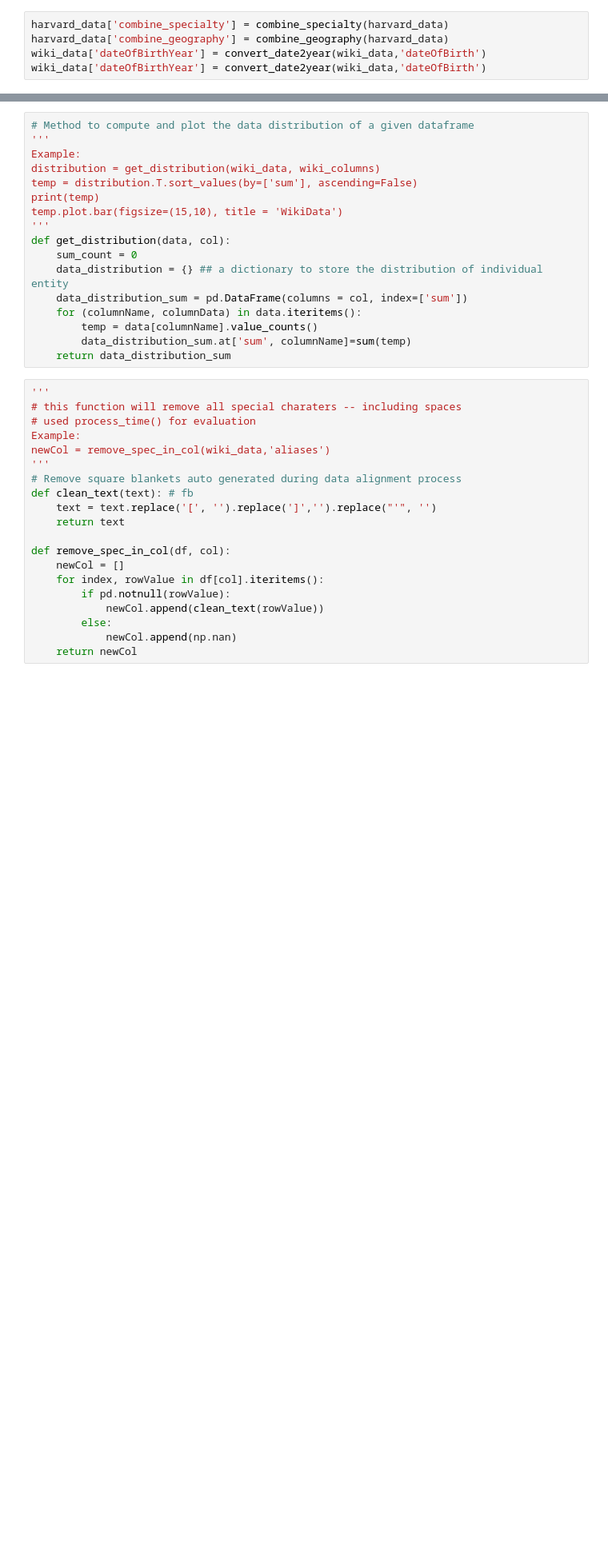
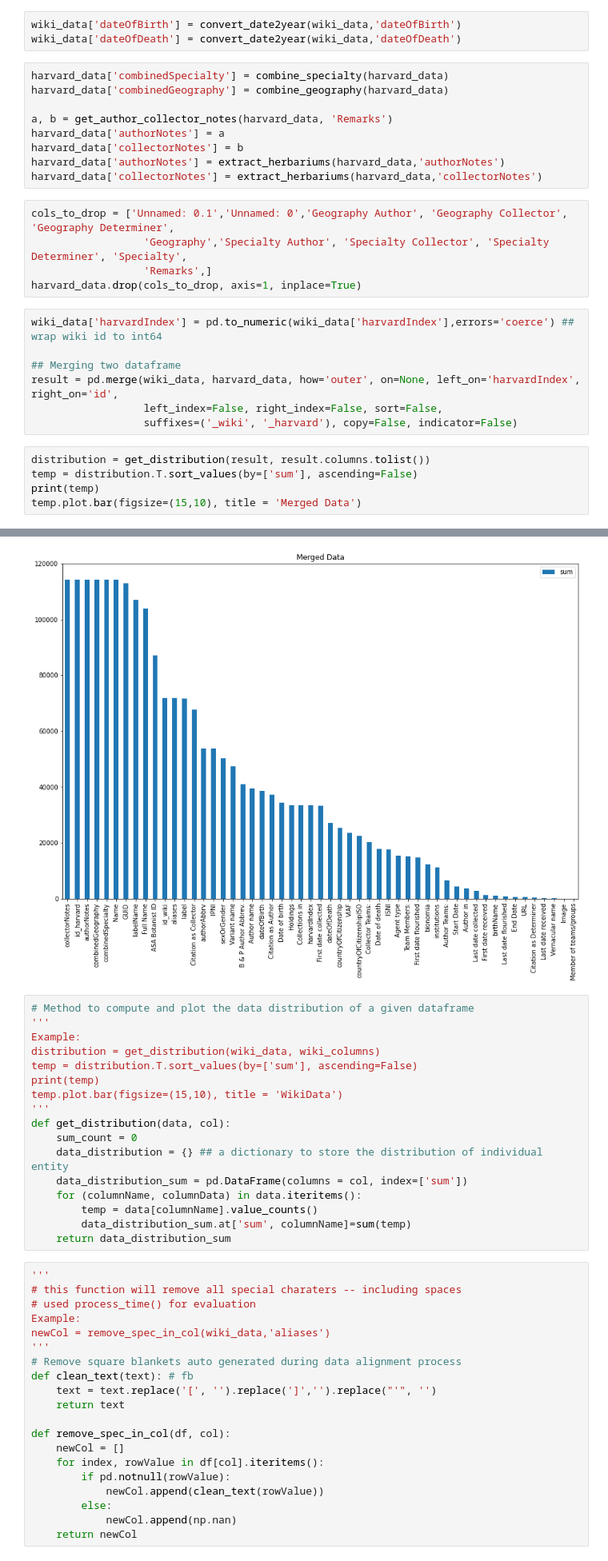
Before and after one commit to NaturalHistoryMuseum/PKB, a Jupyter notebook: pkb/tasks/notebooks/collector.ipynb, the cells around one changed output, grey strips where cells are left out. Shown: that part at 80% size. Cells and saved outputs as stored; diff of their text form; blank space fills up the shorter version.

```diff
--- a/pkb/tasks/notebooks/collector.ipynb
+++ b/pkb/tasks/notebooks/collector.ipynb
@@ -48,5 +65,30 @@ wiki_data.head()
 # %%
-harvard_data['combine_specialty'] = combine_specialty(harvard_data)
-harvard_data['combine_geography'] = combine_geography(harvard_data)
-wiki_data['dateOfBirthYear'] = convert_date2year(wiki_data,'dateOfBirth')
-wiki_data['dateOfBirthYear'] = convert_date2year(wiki_data,'dateOfBirth')
+wiki_data['dateOfBirth'] = convert_date2year(wiki_data,'dateOfBirth')
+wiki_data['dateOfDeath'] = convert_date2year(wiki_data,'dateOfDeath')
+# %%
+harvard_data['combinedSpecialty'] = combine_specialty(harvard_data)
+harvard_data['combinedGeography'] = combine_geography(harvard_data)
+
+a, b = get_author_collector_notes(harvard_data, 'Remarks')
+harvard_data['authorNotes'] = a
+harvard_data['collectorNotes'] = b
+harvard_data['authorNotes'] = extract_herbariums(harvard_data,'authorNotes')
+harvard_data['collectorNotes'] = extract_herbariums(harvard_data,'collectorNotes')
+# %%
+cols_to_drop = ['Unnamed: 0.1','Unnamed: 0','Geography Author', 'Geography Collector', 'Geography Determiner',
+                  'Geography','Specialty Author', 'Specialty Collector', 'Specialty Determiner', 'Specialty',
+                  'Remarks',]
+harvard_data.drop(cols_to_drop, axis=1, inplace=True)
+# %%
+wiki_data['harvardIndex'] = pd.to_numeric(wiki_data['harvardIndex'],errors='coerce') ## wrap wiki id to int64
+
+## Merging two dataframe
+result = pd.merge(wiki_data, harvard_data, how='outer', on=None, left_on='harvardIndex', right_on='id',
+                  left_index=False, right_index=False, sort=False,
+                  suffixes=('_wiki', '_harvard'), copy=False, indicator=False)
+# %%
+distribution = get_distribution(result, result.columns.tolist())
+temp = distribution.T.sort_values(by=['sum'], ascending=False)
+print(temp)
+temp.plot.bar(figsize=(15,10), title = 'Merged Data')
+# %% [output]
@@ -53,3 +113,4 @@ wiki_data['dateOfBirthYear'] = convert_date2year(wiki_data,'dateOfBirth')
+[figure, added]
 # %%
 # Method to compute and plot the data distribution of a given dataframe
 '''
```
Also changed, not shown: parts of 6 cells of this notebook.
